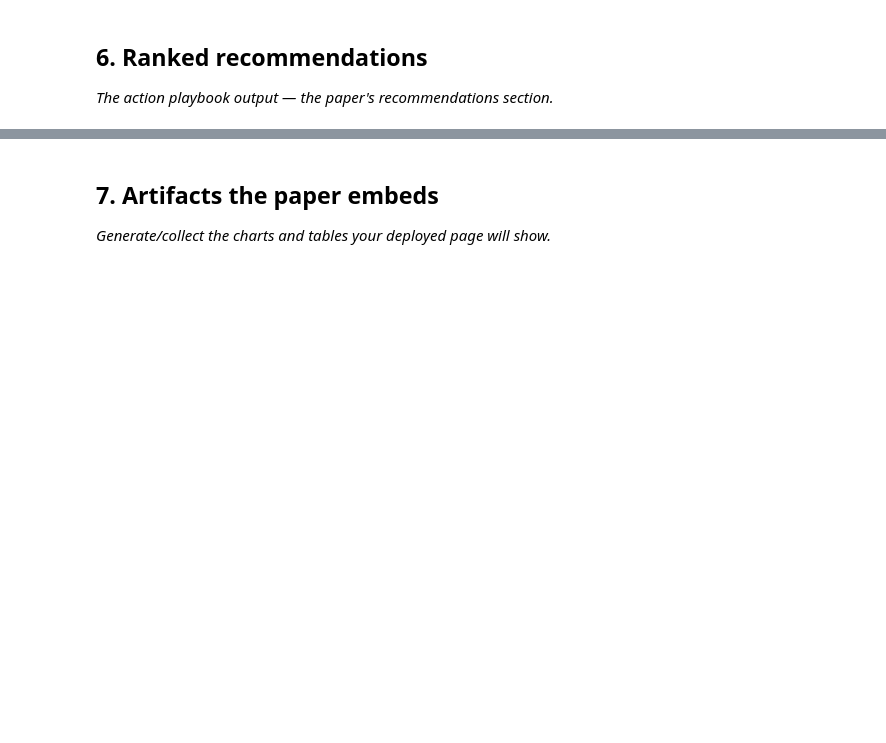
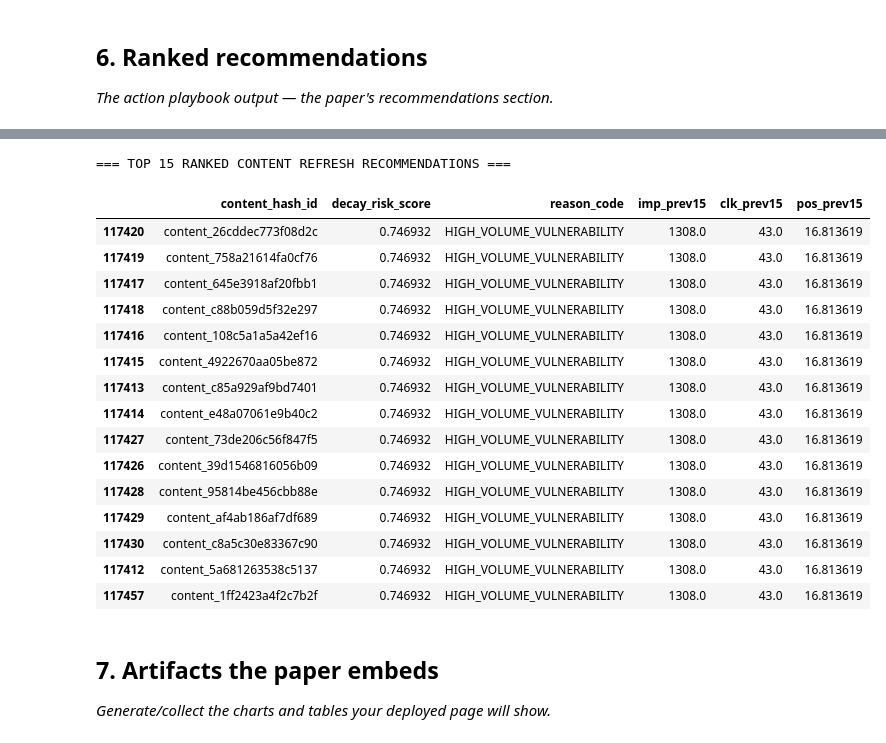
Before and after one commit to Aishwarya00608/FlyRank_Assignment, a Jupyter notebook: work/notebooks/capstone.ipynb, the cells around one changed output, grey strips where cells are left out. Cells and saved outputs as stored; diff of their text form; code cells hidden in the pictures; blank space fills up the shorter version.

```diff
--- a/work/notebooks/capstone.ipynb
+++ b/work/notebooks/capstone.ipynb
@@ -33,3 +226,50 @@ This skeleton is yours to fill. Work the sections **in order** — each one has
+# %%
+# 1. Assign model decay risk score to all content items
+df['decay_risk_score'] = rf_model.predict_proba(X)[:, 1]
+
+# 2. Map rule-based operational reason codes
+def assign_reason_code(row):
+    if row['imp_prev15'] > 300:
+        return 'HIGH_VOLUME_VULNERABILITY'
+    elif row['ctr_prev15'] < 0.015:
+        return 'CTR_UNDERPERFORMER'
+    elif row['pos_prev15'] > 20:
+        return 'POSITION_DRIFT_LOW_RANK'
+    else:
+        return 'ORGANIC_VISIBILITY_DECAY'
+
+df['reason_code'] = df.apply(assign_reason_code, axis=1)
+
+# 3. Output top 15 prioritized content refresh candidates
+ranked_recommendations = df.sort_values(by='decay_risk_score', ascending=False)[[
+    'content_hash_id',
+    'decay_risk_score',
+    'reason_code',
+    'imp_prev15',
+    'clk_prev15',
+    'pos_prev15'
+]].head(15)
+
+print("=== TOP 15 RANKED CONTENT REFRESH RECOMMENDATIONS ===")
+display(ranked_recommendations)
+# %% [output]
+=== TOP 15 RANKED CONTENT REFRESH RECOMMENDATIONS ===
+|  | content_hash_id | decay_risk_score | reason_code | imp_prev15 | clk_prev15 | pos_prev15 |
+| 117420 | content_26cddec773f08d2c | 0.746932 | HIGH_VOLUME_VULNERABILITY | 1308.0 | 43.0 | 16.813619 |
+| 117419 | content_758a21614fa0cf76 | 0.746932 | HIGH_VOLUME_VULNERABILITY | 1308.0 | 43.0 | 16.813619 |
+| 117417 | content_645e3918af20fbb1 | 0.746932 | HIGH_VOLUME_VULNERABILITY | 1308.0 | 43.0 | 16.813619 |
+| 117418 | content_c88b059d5f32e297 | 0.746932 | HIGH_VOLUME_VULNERABILITY | 1308.0 | 43.0 | 16.813619 |
+| 117416 | content_108c5a1a5a42ef16 | 0.746932 | HIGH_VOLUME_VULNERABILITY | 1308.0 | 43.0 | 16.813619 |
+| 117415 | content_4922670aa05be872 | 0.746932 | HIGH_VOLUME_VULNERABILITY | 1308.0 | 43.0 | 16.813619 |
+| 117413 | content_c85a929af9bd7401 | 0.746932 | HIGH_VOLUME_VULNERABILITY | 1308.0 | 43.0 | 16.813619 |
+| 117414 | content_e48a07061e9b40c2 | 0.746932 | HIGH_VOLUME_VULNERABILITY | 1308.0 | 43.0 | 16.813619 |
+| 117427 | content_73de206c56f847f5 | 0.746932 | HIGH_VOLUME_VULNERABILITY | 1308.0 | 43.0 | 16.813619 |
+| 117426 | content_39d1546816056b09 | 0.746932 | HIGH_VOLUME_VULNERABILITY | 1308.0 | 43.0 | 16.813619 |
+| 117428 | content_95814be456cbb88e | 0.746932 | HIGH_VOLUME_VULNERABILITY | 1308.0 | 43.0 | 16.813619 |
+| 117429 | content_af4ab186af7df689 | 0.746932 | HIGH_VOLUME_VULNERABILITY | 1308.0 | 43.0 | 16.813619 |
+| 117430 | content_c8a5c30e83367c90 | 0.746932 | HIGH_VOLUME_VULNERABILITY | 1308.0 | 43.0 | 16.813619 |
+| 117412 | content_5a681263538c5137 | 0.746932 | HIGH_VOLUME_VULNERABILITY | 1308.0 | 43.0 | 16.813619 |
+| 117457 | content_1ff2423a4f2c7b2f | 0.746932 | HIGH_VOLUME_VULNERABILITY | 1308.0 | 43.0 | 16.813619 |
 # %% [markdown]
 ## 7. Artifacts the paper embeds
 
```
Also changed, not shown: parts of 14 cells of this notebook.
